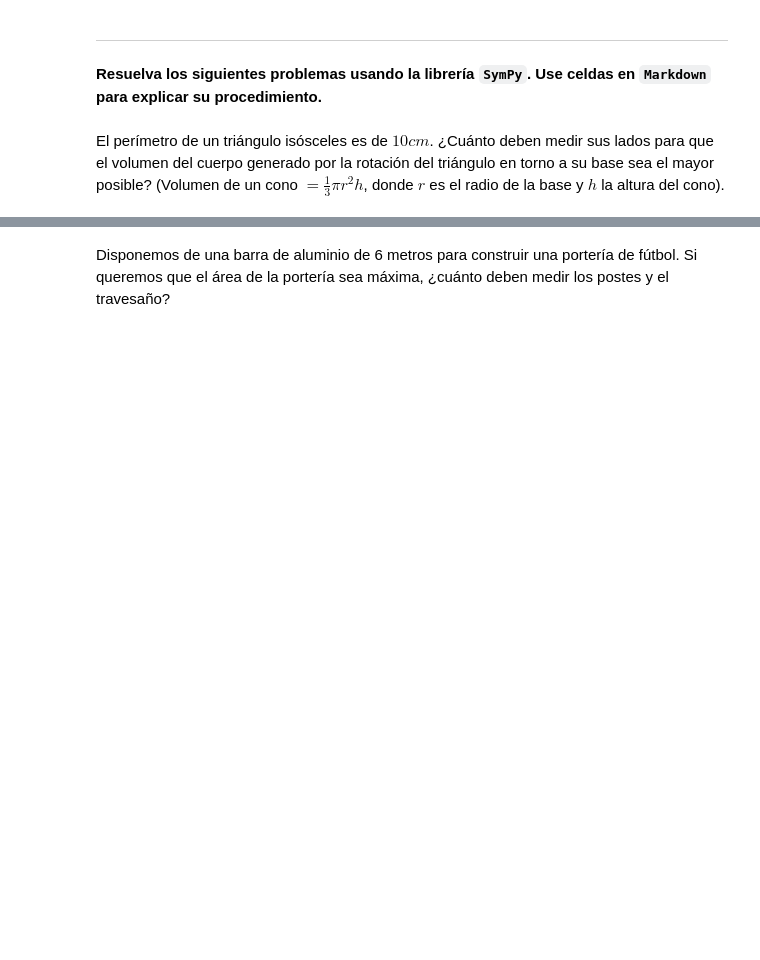
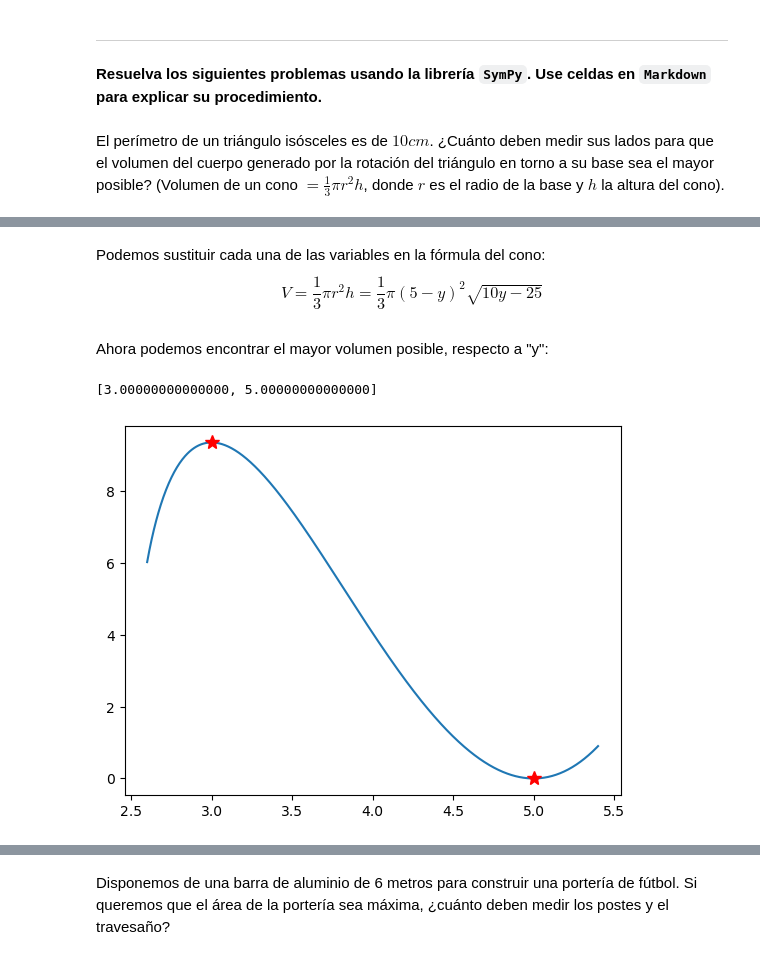
Before and after one commit to ivanna1030/Simulacion-O2023, a Jupyter notebook: notebooks_tarea3.ipynb, the cells around one changed output, grey strips where cells are left out. Cells and saved outputs as stored; diff of their text form; code cells hidden in the pictures; blank space fills up the shorter version.

```diff
--- a/notebooks_tarea3.ipynb
+++ b/notebooks_tarea3.ipynb
@@ -105,0 +153,27 @@ El perímetro de un triángulo isósceles es de $10 cm$. ¿Cuánto deben medir s
+# %% [markdown]
+Podemos sustituir cada una de las variables en la fórmula del cono:
+$$ V = \frac{1}{3}\pi r^2 h = \frac{1}{3}\pi (5-y)^2 \sqrt{10y - 25} $$
+# %% [markdown]
+Ahora podemos encontrar el mayor volumen posible, respecto a "y":
+# %%
+import math as mt
+
+sp.var("y")
+
+def f(y) :
+    return (1/3) * mt.pi * ((5-y)**2) * ((10*y - 25)**(1/2))
+
+df = sp.diff(f(y), y)
+pc = sp.solve(df, y)
+pc
+# %% [output]
+[3.00000000000000, 5.00000000000000]
+# %%
+yn = np.linspace(2.6, 5.4, 1000)
+
+plt.figure()
+plt.plot(yn, f(yn))
+for c in pc :
+    plt.plot(c, f(c), "*r", ms=10)
+# %% [output]
+[figure, added]
```
Also changed, not shown: parts of 20 cells of this notebook.
